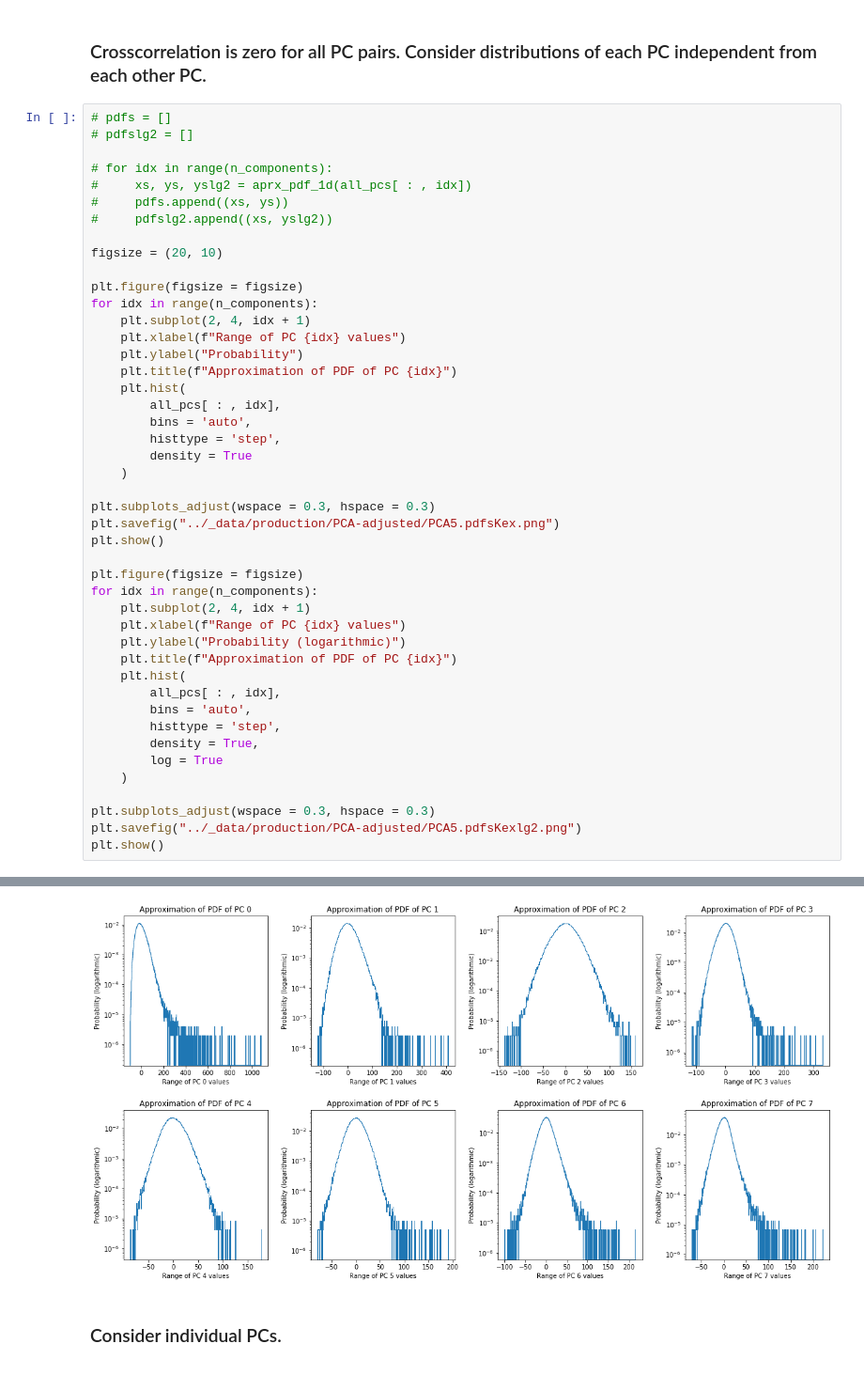
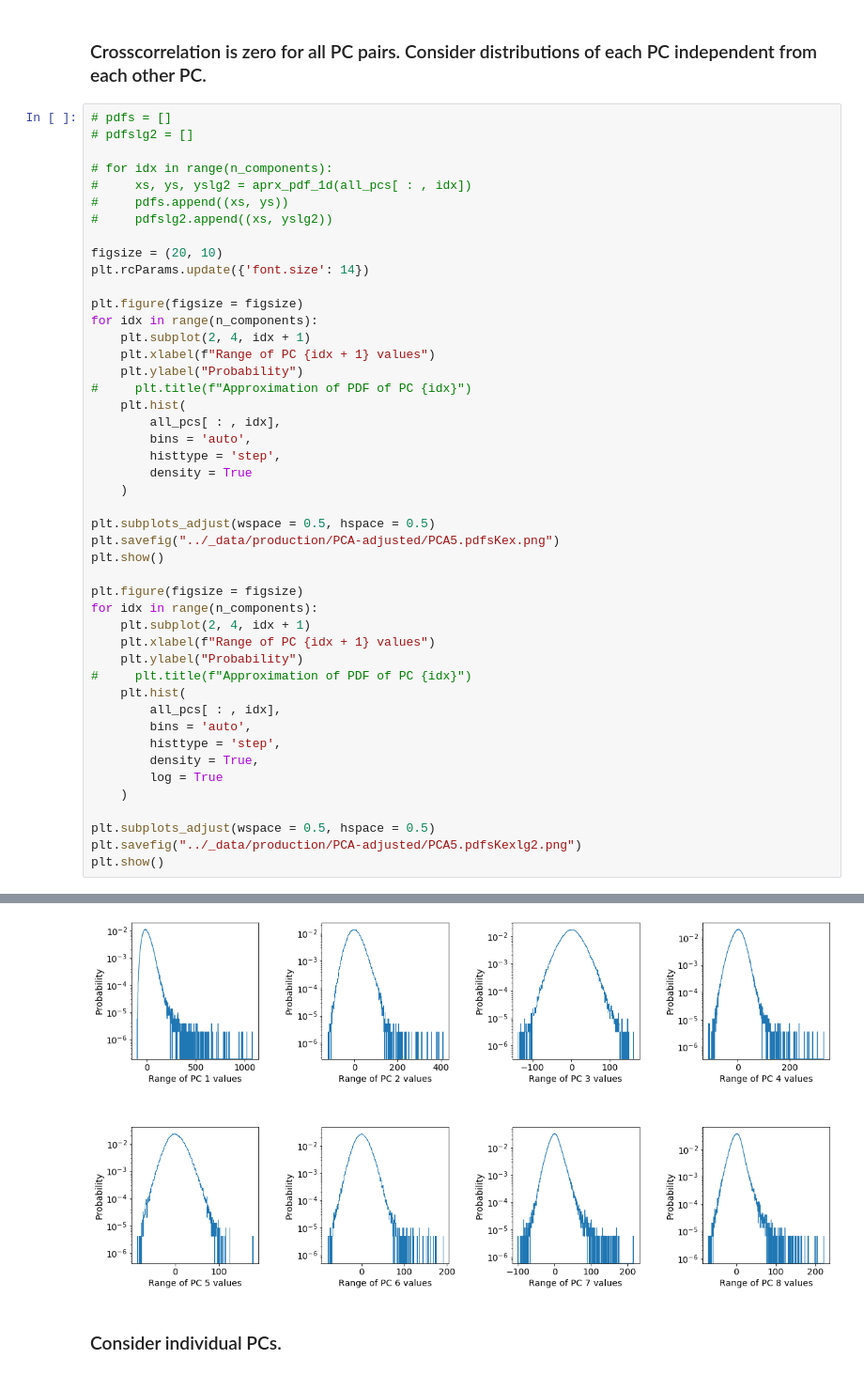
Before and after one commit to miriamvall/DD142X, a Jupyter notebook: code/notebooks/PCA 5.ipynb, the cells around one changed output, grey strips where cells are left out. Shown at 94% size. Cells and saved outputs as stored; diff of their text form.

```diff
--- a/code/notebooks/PCA 5.ipynb
+++ b/code/notebooks/PCA 5.ipynb
@@ -173,13 +173,14 @@ print(all_pcs.shape)
 #     pdfslg2.append((xs, yslg2))
 
 figsize = (20, 10)
+plt.rcParams.update({'font.size': 14})
 
 plt.figure(figsize = figsize)
 for idx in range(n_components):
     plt.subplot(2, 4, idx + 1)
-    plt.xlabel(f"Range of PC {idx} values")
+    plt.xlabel(f"Range of PC {idx + 1} values")
     plt.ylabel("Probability")
-    plt.title(f"Approximation of PDF of PC {idx}")
+#     plt.title(f"Approximation of PDF of PC {idx}")
     plt.hist(
         all_pcs[ : , idx],
         bins = 'auto',
@@ -187,16 +188,16 @@ for idx in range(n_components):
         density = True
     )
 
-plt.subplots_adjust(wspace = 0.3, hspace = 0.3)
+plt.subplots_adjust(wspace = 0.5, hspace = 0.5)
 plt.savefig("../_data/production/PCA-adjusted/PCA5.pdfsKex.png")
 plt.show()
 
 plt.figure(figsize = figsize)
 for idx in range(n_components):
     plt.subplot(2, 4, idx + 1)
-    plt.xlabel(f"Range of PC {idx} values")
-    plt.ylabel("Probability (logarithmic)")
-    plt.title(f"Approximation of PDF of PC {idx}")
+    plt.xlabel(f"Range of PC {idx + 1} values")
+    plt.ylabel("Probability")
+#     plt.title(f"Approximation of PDF of PC {idx}")
     plt.hist(
         all_pcs[ : , idx],
         bins = 'auto',
@@ -205,7 +206,7 @@ for idx in range(n_components):
         log = True
     )
 
-plt.subplots_adjust(wspace = 0.3, hspace = 0.3)
+plt.subplots_adjust(wspace = 0.5, hspace = 0.5)
 plt.savefig("../_data/production/PCA-adjusted/PCA5.pdfsKexlg2.png")
 plt.show()
 # %% [output]
@@ -213,4 +214,4 @@ plt.show()
-[figure, old version]
+[figure, new version]
 # %% [markdown]
 ### Consider individual PCs.
 # %%
```
Also changed, not shown: parts of 6 cells of this notebook, 24 other files.
